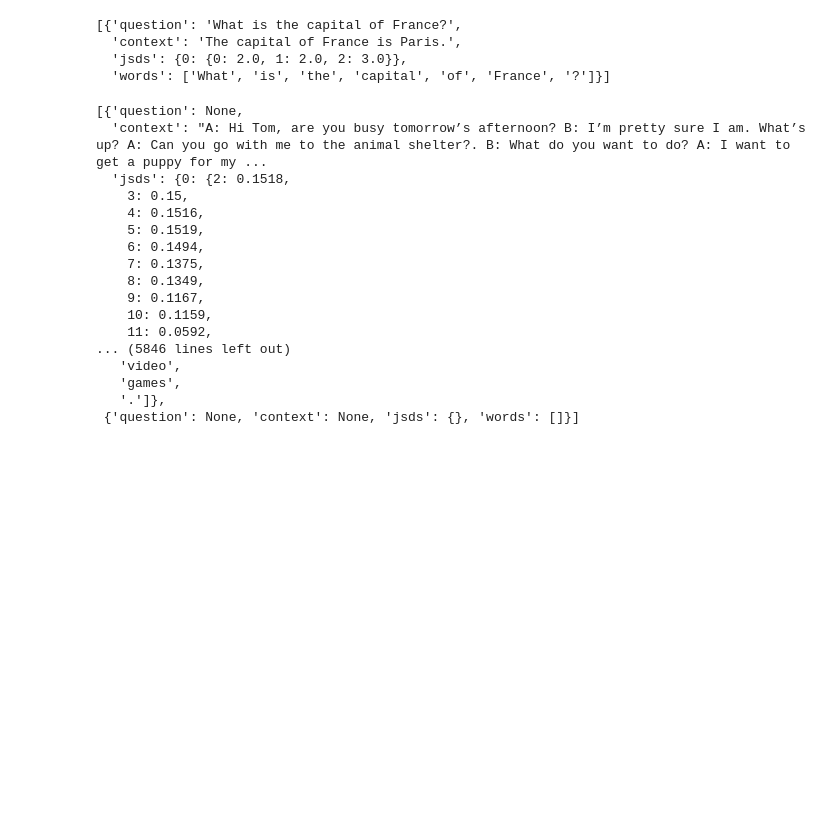
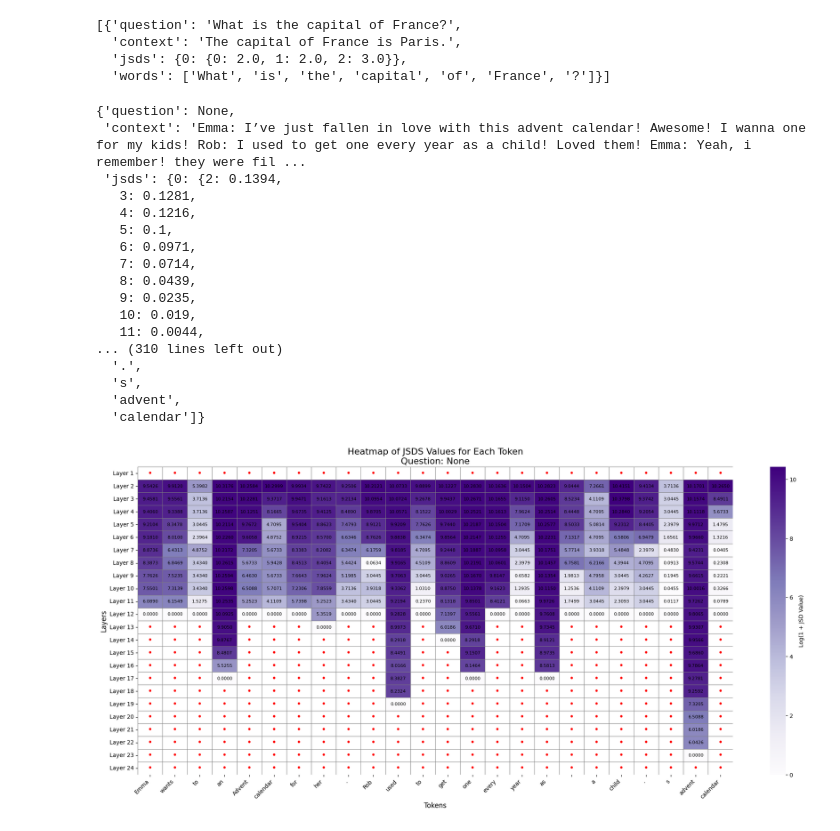
Before and after one commit to joanvelja/Confidently_Exiting, a Jupyter notebook: src/plots_joan.ipynb, the cells around one changed output. Saved outputs shown, nothing was run; the diff lists cells and outputs as text; code cells hidden in the pictures; blank space fills up the shorter version.

Commit message:
ok plots I guess?

```diff
--- a/src/plots_joan.ipynb
+++ b/src/plots_joan.ipynb
@@ -306,22 +367,26 @@ log_text = log_text.split('** Evaluate **')[1]
 # %%
 qa_pairs = parse_log(log_text, task='summarization')
 # %%
-qa_pairs
+qa_pairs[1]
 # %% [output]
-[{'question': None,
-  'context': "A: Hi Tom, are you busy tomorrow’s afternoon? B: I’m pretty sure I am. What’s up? A: Can you go with me to the animal shelter?. B: What do you want to do? A: I want to get a puppy for my ...
-  'jsds': {0: {2: 0.1518,
-    3: 0.15,
-    4: 0.1516,
-    5: 0.1519,
-    6: 0.1494,
-    7: 0.1375,
-    8: 0.1349,
-    9: 0.1167,
-    10: 0.1159,
-    11: 0.0592,
-... (5846 lines left out)
-   'video',
-   'games',
-   '.']},
- {'question': None, 'context': None, 'jsds': {}, 'words': []}]
+{'question': None,
+ 'context': 'Emma: I’ve just fallen in love with this advent calendar! Awesome! I wanna one for my kids! Rob: I used to get one every year as a child! Loved them! Emma: Yeah, i remember! they were fil ...
+ 'jsds': {0: {2: 0.1394,
+   3: 0.1281,
+   4: 0.1216,
+   5: 0.1,
+   6: 0.0971,
+   7: 0.0714,
+   8: 0.0439,
+   9: 0.0235,
+   10: 0.019,
+   11: 0.0044,
+... (310 lines left out)
+  '.',
+  's',
+  'advent',
+  'calendar']}
+# %%
+plot_heatmap(qa_pairs, idx=1, model='large')
+# %% [output]
+[figure, added]
```
Also changed, not shown: parts of 2 cells of this notebook, 2 other files.
